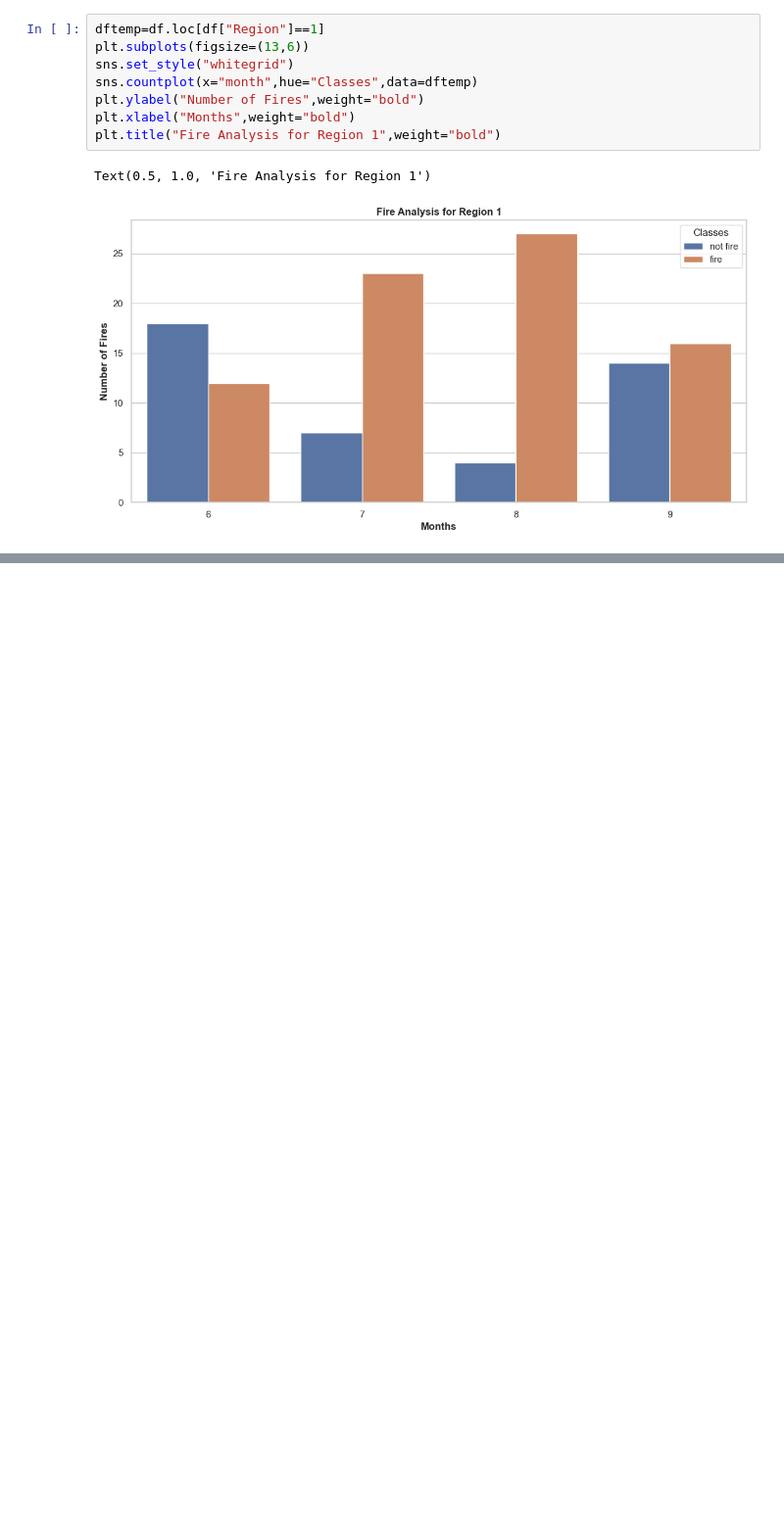
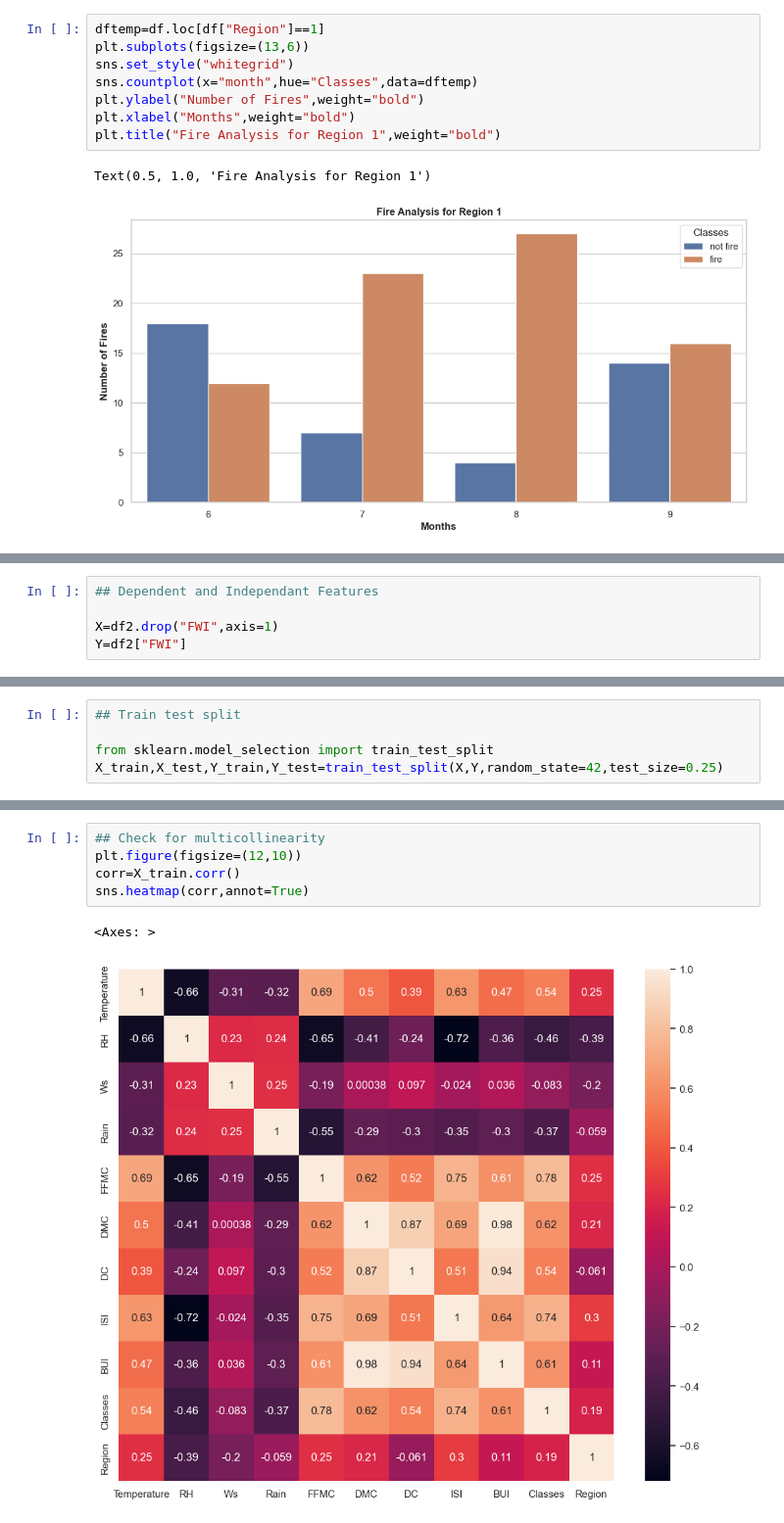
Before and after one commit to AshCoder07/Linear-Regression-Practice, a Jupyter notebook: Ridge and Lasso regression impl.ipynb, the cells around one changed output, grey strips where cells are left out. Shown at 98% size. Saved outputs shown, nothing was run; the diff lists cells and outputs as text; blank space fills up the shorter version.

```diff
--- a/Ridge and Lasso regression impl.ipynb
+++ b/Ridge and Lasso regression impl.ipynb
@@ -192,0 +195,5 @@ Text(0.5, 1.0, 'Fire Analysis for Region 1')
+# %%
+## Dependent and Independant Features
+
+X=df2.drop("FWI",axis=1)
+Y=df2["FWI"]
@@ -192,0 +224,5 @@ Text(0.5, 1.0, 'Fire Analysis for Region 1')
+# %%
+## Train test split
+
+from sklearn.model_selection import train_test_split
+X_train,X_test,Y_train,Y_test=train_test_split(X,Y,random_state=42,test_size=0.25)
@@ -192,0 +250,8 @@ Text(0.5, 1.0, 'Fire Analysis for Region 1')
+# %%
+## Check for multicollinearity
+plt.figure(figsize=(12,10))
+corr=X_train.corr()
+sns.heatmap(corr,annot=True)
+# %% [output]
+<Axes: >
+[figure, added]
```
Also changed, not shown: parts of 12 cells of this notebook.
